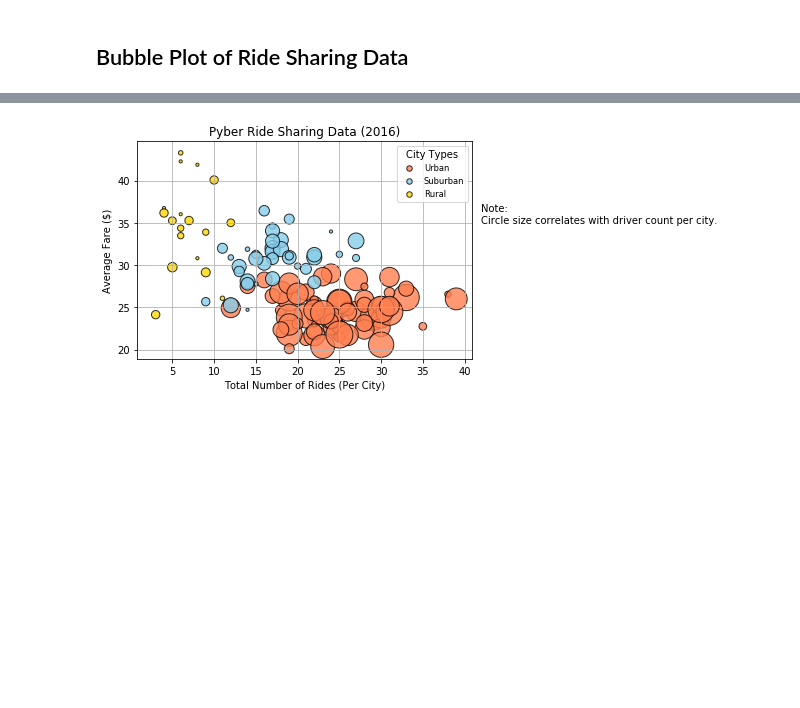
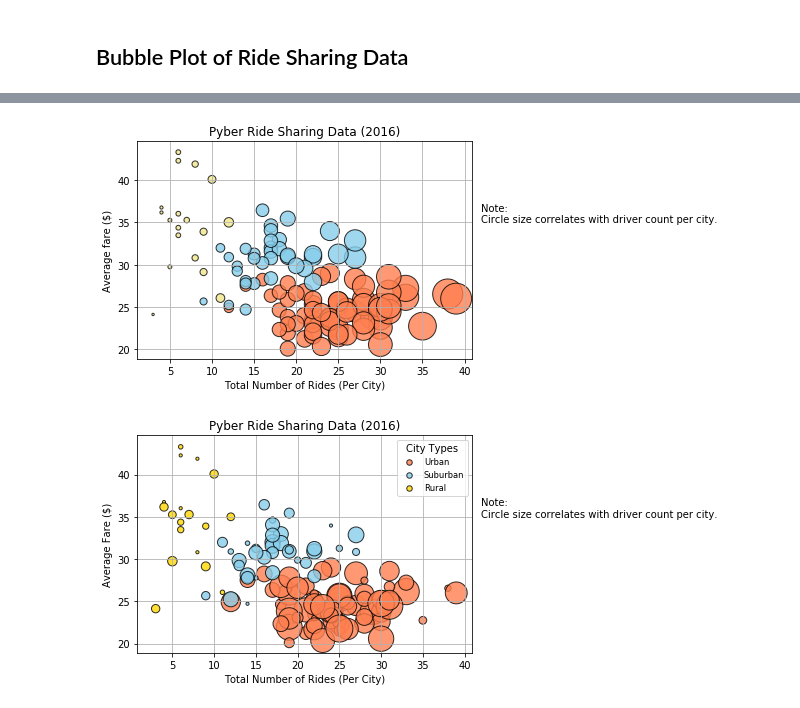
Before and after one commit to vittalsiddaiah/UTDataAnalyticsAssignments, a Jupyter notebook: Python/assignments/MatplotLib/Instructions/Pyber/pyber_starter.ipynb, the cells around one changed output, grey strips where cells are left out. Drawn from its saved outputs; the diff is of its cells as text; code cells hidden in the pictures; blank space fills up the shorter version.

```diff
--- a/Python/assignments/MatplotLib/Instructions/Pyber/pyber_starter.ipynb
+++ b/Python/assignments/MatplotLib/Instructions/Pyber/pyber_starter.ipynb
@@ -80,3 +47,34 @@ SyntaxError: invalid character in identifier (<ipython-input-24-487d82fb4600>, l
+# %%
+dfg = dataDF.groupby(['type', 'city'])
+Count = dfg.count().reset_index()
+Count.rename(columns={'ride_id':'RideCount'}, inplace=True)
+Average = dfg.mean().reset_index()
+Average.rename(columns={'fare':'AverageFare'}, inplace=True)
+Average.rename(columns={'type':'Type'}, inplace=True)
+resultDF = Count.merge(Average,on='city')
+urbanColor = 'coral'
+ruralColor = 'khaki'
+subColor = 'skyblue'
+scale = 2 * np.pi * 0.1
+
+pV = resultDF[resultDF.Type == 'Urban']
+plt.scatter(pV['RideCount'], pV['AverageFare'],  s = scale*pV['driver_count_x']**2, color = urbanColor, edgecolor = 'black', label = 'Urban', alpha = .8)
+
+pV = resultDF[resultDF.Type == 'Rural']
+plt.scatter(pV['RideCount'], pV['AverageFare'],  s = scale*pV['driver_count_x']**2, color = ruralColor, edgecolor = 'black', label = 'Urban', alpha = .8)
+
+pV = resultDF[resultDF.Type == 'Suburban']
+plt.scatter(pV['RideCount'], pV['AverageFare'],  s = scale*pV['driver_count_x']**2, color = subColor, edgecolor = 'black', label = 'Urban', alpha = .8)
+
+plt.text(42, 35,"Note:\nCircle size correlates with driver count per city.")
+
+plt.title("Pyber Ride Sharing Data (2016)")
+plt.xlabel("Total Number of Rides (Per City)")
+plt.ylabel("Average fare ($)")
+plt.grid(True)
+plt.show()
+# %% [output]
+[figure, added]
 # %%
 # Show plot
 plt.show()
```
Also changed, not shown: parts of 3 cells of this notebook.
